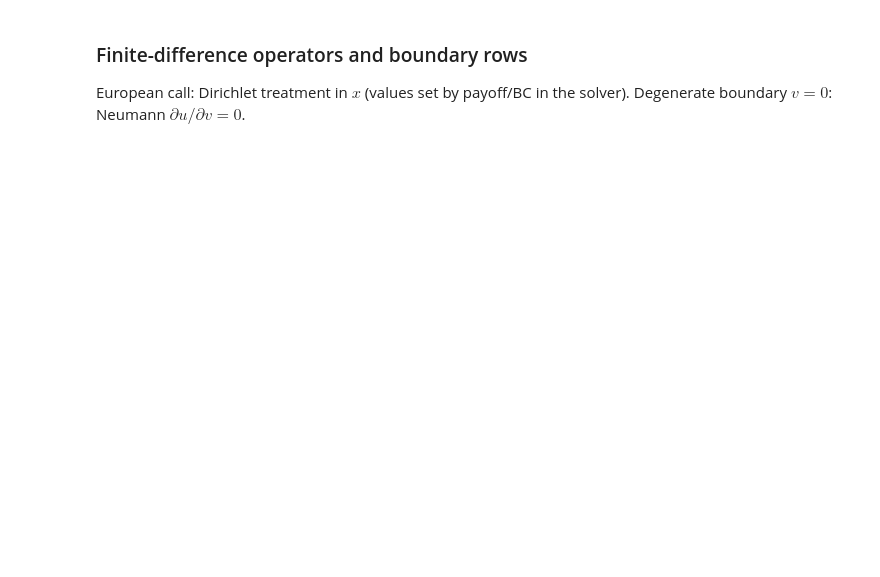
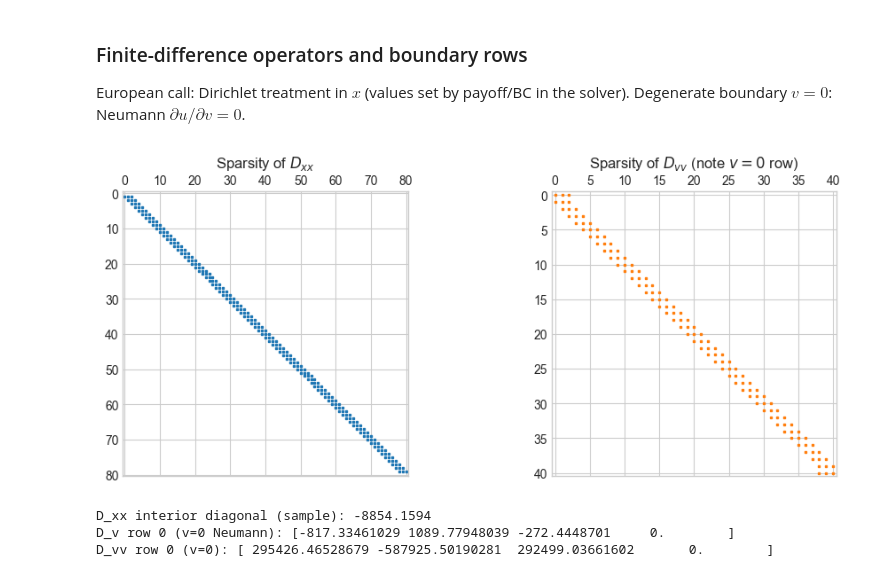
Before and after one commit to Fm1sk13w/Heston-Model, a Jupyter notebook: heston_pde_project.ipynb, the cells around one changed output. Drawn from its saved outputs; the diff is of its cells as text; code cells hidden in the pictures; blank space fills up the shorter version.

```diff
--- a/heston_pde_project.ipynb
+++ b/heston_pde_project.ipynb
@@ -305,17 +321,23 @@ European call: Dirichlet treatment in $x$ (values set by payoff/BC in the solver
 # %%
 ops = build_operators_with_boundary_conditions(grid)
 
 fig, axes = plt.subplots(1, 2, figsize=(10, 4))
-axes[0].spy(ops.D_xx, markersize=2)
+axes[0].spy(ops.D_xx, markersize=1.5, color="tab:blue")
 axes[0].set_title(r"Sparsity of $D_{xx}$")
-axes[1].spy(ops.D_vv, markersize=2)
+axes[1].spy(ops.D_vv, markersize=1.5, color="tab:orange")
 axes[1].set_title(r"Sparsity of $D_{vv}$ (note $v=0$ row)")
 fig.tight_layout()
 fig.savefig(FIGURES_DIR / "fd_operator_sparsity.png", dpi=150)
-plt.show()
+display(fig)
+plt.close(fig)
 
 # Sanity check: row sums of interior second-derivative stencil should be ~0 (constant functions).
 interior_rows = ops.D_xx.diagonal()[1:-1]
 print(f"D_xx interior diagonal (sample): {interior_rows[grid.nx//2]:.4f}")
 print(f"D_v row 0 (v=0 Neumann): {ops.D_v.getrow(0).toarray().flatten()[:4]}")
 print(f"D_vv row 0 (v=0): {ops.D_vv.getrow(0).toarray().flatten()[:4]}")
+# %% [output]
+[figure, added]
+D_xx interior diagonal (sample): -8854.1594
+D_v row 0 (v=0 Neumann): [-817.33461029 1089.77948039 -272.4448701     0.        ]
+D_vv row 0 (v=0): [ 295426.46528679 -587925.50190281  292499.03661602       0.        ]
```
Also changed, not shown: parts of 9 cells of this notebook, 1 other file.
